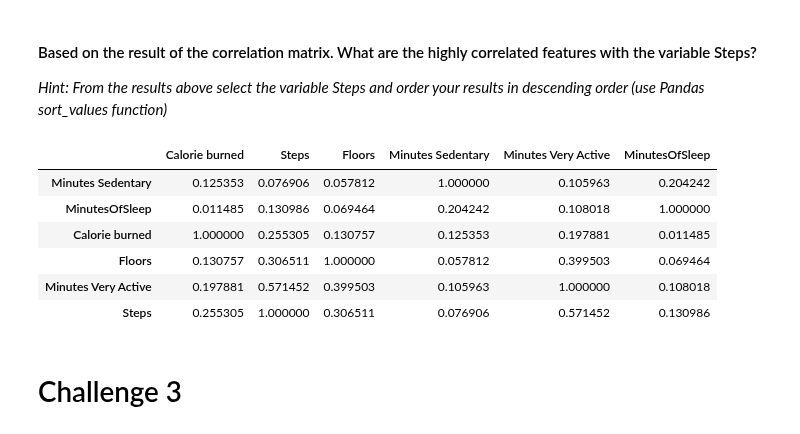
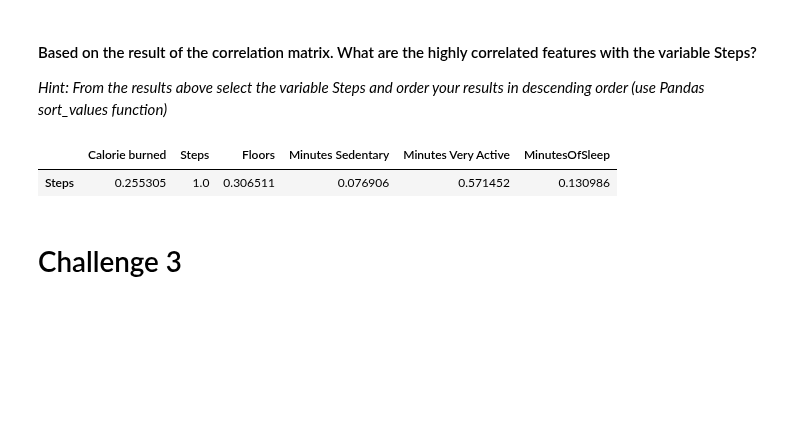
Before and after one commit to ta-data-lis/lab-pivot-table-and-correlation, a Jupyter notebook: your_code/main.ipynb, the cells around one changed output. Saved outputs shown, nothing was run; the diff lists cells and outputs as text; code cells hidden in the pictures; blank space fills up the shorter version.

```diff
--- a/your_code/main.ipynb
+++ b/your_code/main.ipynb
@@ -348,16 +349,11 @@ cor_fit = cor_fit.corr()
 #### Based on the result of the correlation matrix. What are the highly correlated features with the variable Steps?
 *Hint: From the results above select the variable Steps and order your results in descending order (use Pandas sort_values function)*
 # %%
-cor_fit.sort_values('Steps')
+cor_fit.sort_values('Steps').iloc[5:6]
 # Steps and minutes very active
 # %% [output]
 |  | Calorie burned | Steps | Floors | Minutes Sedentary | Minutes Very Active | MinutesOfSleep |
-| Minutes Sedentary | 0.125353 | 0.076906 | 0.057812 | 1.000000 | 0.105963 | 0.204242 |
-| MinutesOfSleep | 0.011485 | 0.130986 | 0.069464 | 0.204242 | 0.108018 | 1.000000 |
-| Calorie burned | 1.000000 | 0.255305 | 0.130757 | 0.125353 | 0.197881 | 0.011485 |
-| Floors | 0.130757 | 0.306511 | 1.000000 | 0.057812 | 0.399503 | 0.069464 |
-| Minutes Very Active | 0.197881 | 0.571452 | 0.399503 | 0.105963 | 1.000000 | 0.108018 |
-| Steps | 0.255305 | 1.000000 | 0.306511 | 0.076906 | 0.571452 | 0.130986 |
+| Steps | 0.255305 | 1.0 | 0.306511 | 0.076906 | 0.571452 | 0.130986 |
 # %% [markdown]
 # Challenge 3
 # %% [markdown]
```
Also changed, not shown: parts of 12 cells of this notebook.
